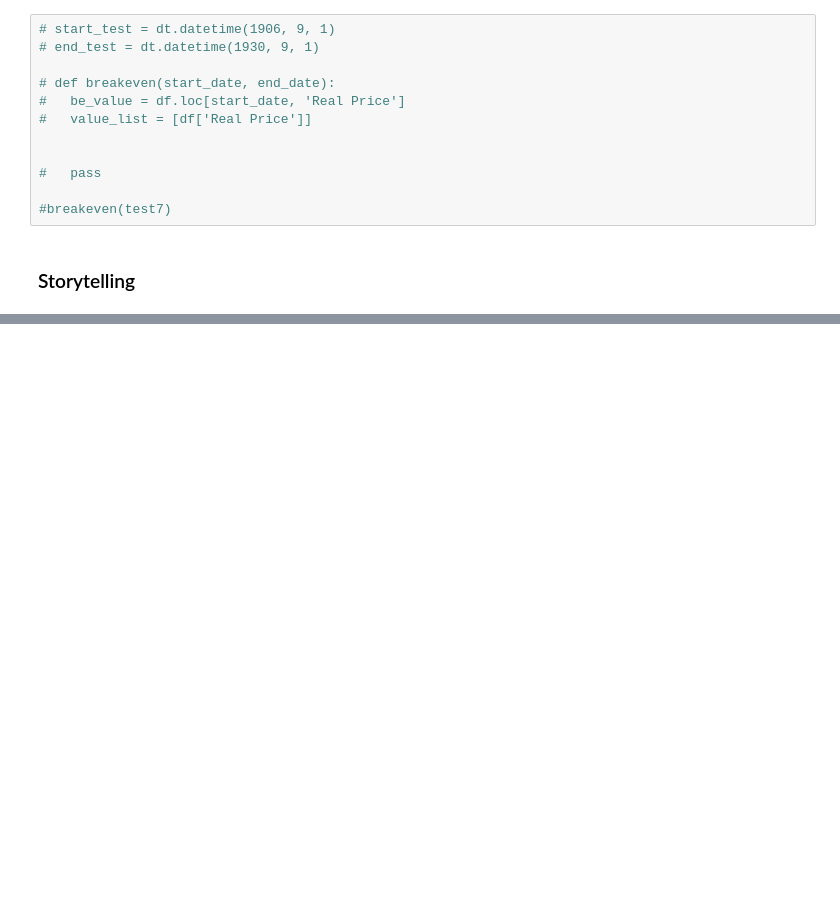
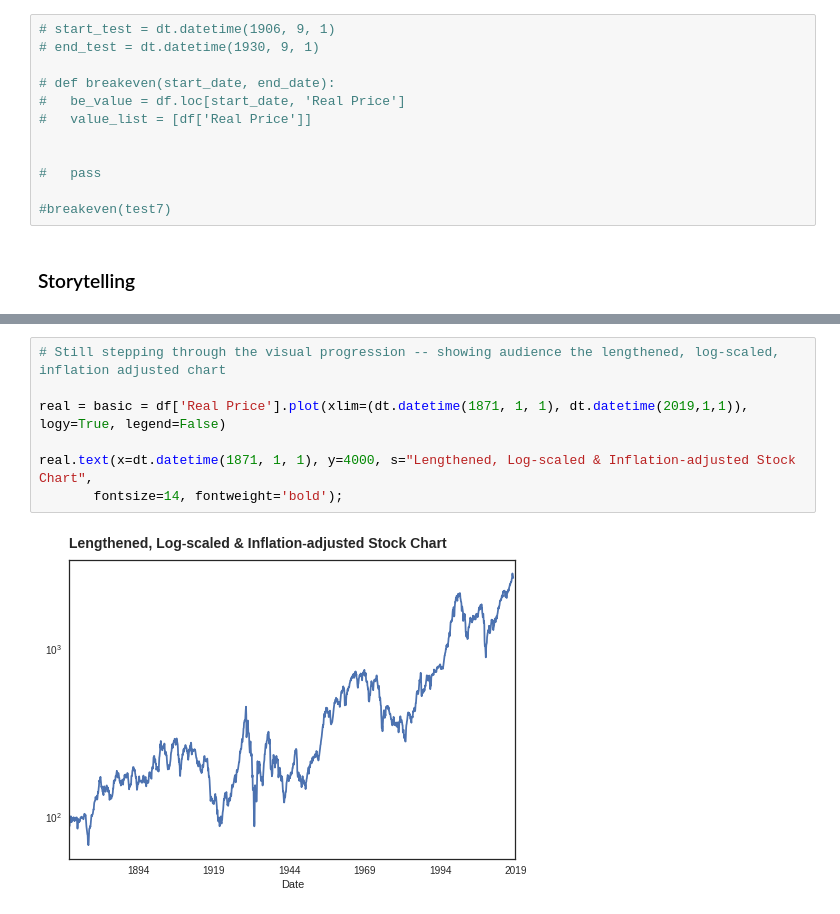
Before and after one commit to LambdaSchool/DS-Unit-1-Sprint-5-Data-Storytelling-Blog-Post, a Jupyter notebook: Data_Storytelling_Project.ipynb, the cells around one changed output, grey strips where cells are left out. Cells and saved outputs as stored; diff of their text form; blank space fills up the shorter version.

```diff
--- a/Data_Storytelling_Project.ipynb
+++ b/Data_Storytelling_Project.ipynb
@@ -777,0 +807,9 @@ NameError: ignored
+# %%
+# Still stepping through the visual progression -- showing audience the lengthened, log-scaled, inflation adjusted chart
+
+real = basic = df['Real Price'].plot(xlim=(dt.datetime(1871, 1, 1), dt.datetime(2019,1,1)), logy=True, legend=False)
+
+real.text(x=dt.datetime(1871, 1, 1), y=4000, s="Lengthened, Log-scaled & Inflation-adjusted Stock Chart",
+       fontsize=14, fontweight='bold');
+# %% [output]
+[figure, added]
```
Also changed, not shown: parts of 16 cells of this notebook.
